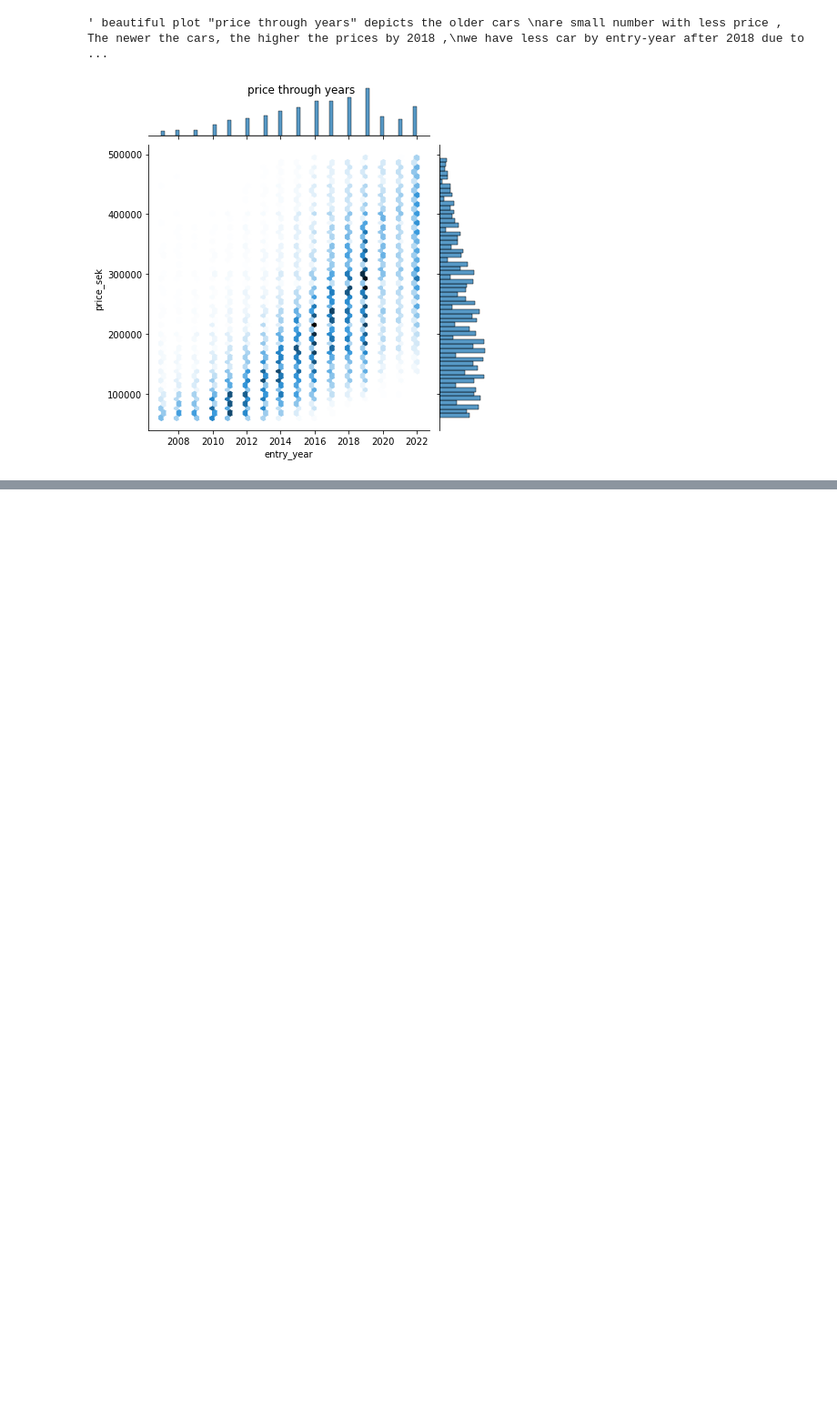
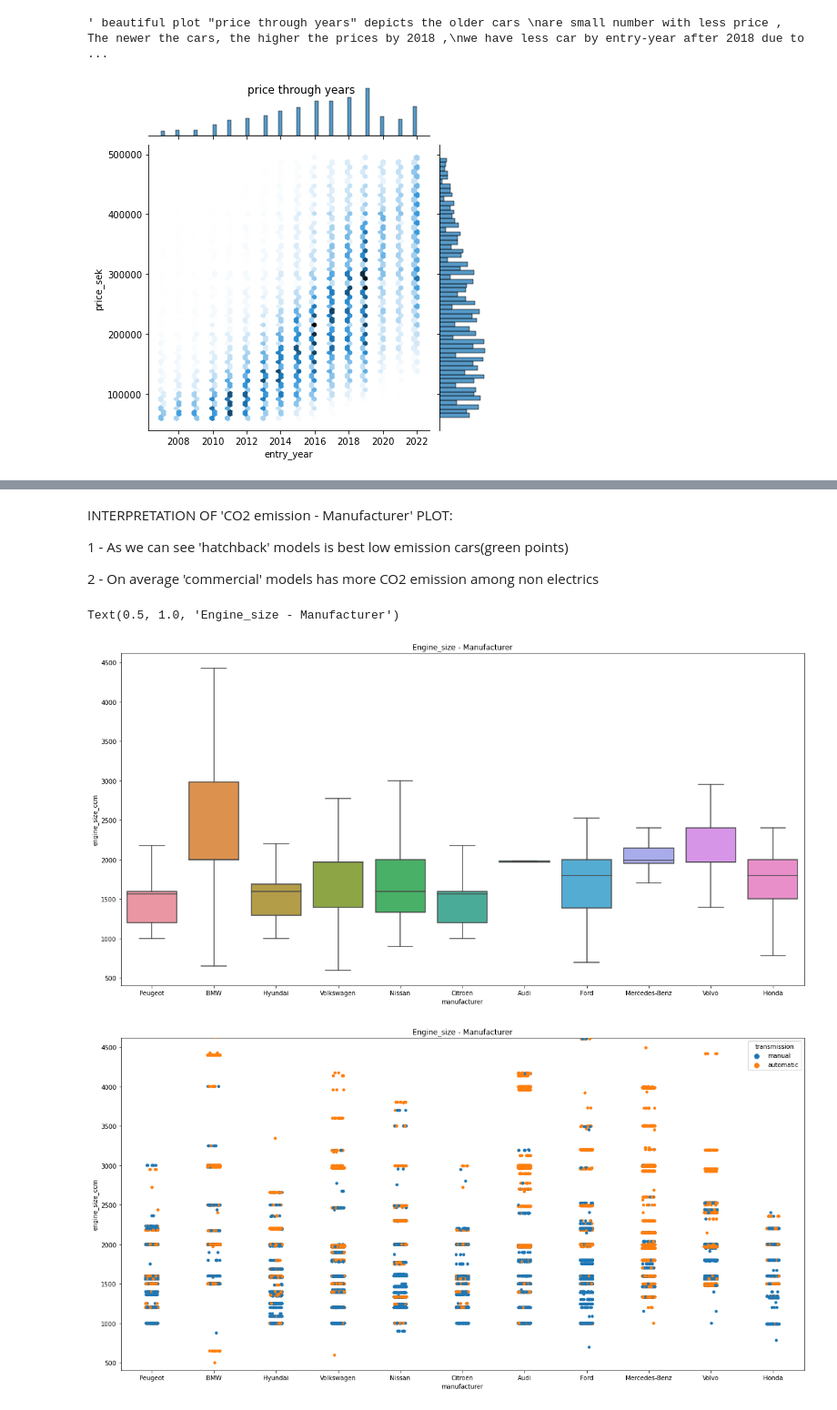
Before and after one commit to javadbazargan/EDA_statistical_tests_on_used_cars, a Jupyter notebook: eda_sta_used_car.ipynb, the cells around one changed output, grey strips where cells are left out. Shown at 91% size. Cells and saved outputs as stored; diff of their text form; code cells hidden in the pictures; blank space fills up the shorter version.

```diff
--- a/eda_sta_used_car.ipynb
+++ b/eda_sta_used_car.ipynb
@@ -350,0 +402,23 @@ use them rather than selling , of course.
+# %% [markdown]
+
+
+INTERPRETATION OF 'CO2 emission - Manufacturer' PLOT:
+
+1 - As we can see 'hatchback' models is best low emission cars(green points)
+
+2 - On average 'commercial' models has more CO2 emission among non electrics
+# %%
+plt.figure(figsize =(20,10))
+ax = sns.boxplot(topmodels['manufacturer'], topmodels['engine_size_ccm'], showfliers=False)
+ylims=ax.get_ylim()
+plt.title("Engine_size - Manufacturer")
+
+
+plt.figure(figsize =(20,10))
+ax = sns.stripplot(topmodels['manufacturer'], topmodels['engine_size_ccm'] , hue =  topmodels['transmission'])
+ax.set(ylim=ylims)
+plt.title("Engine_size - Manufacturer")
+# %% [output]
+Text(0.5, 1.0, 'Engine_size - Manufacturer')
+[figure, added]
+[figure, added]
```
Also changed, not shown: parts of 7 cells of this notebook.
